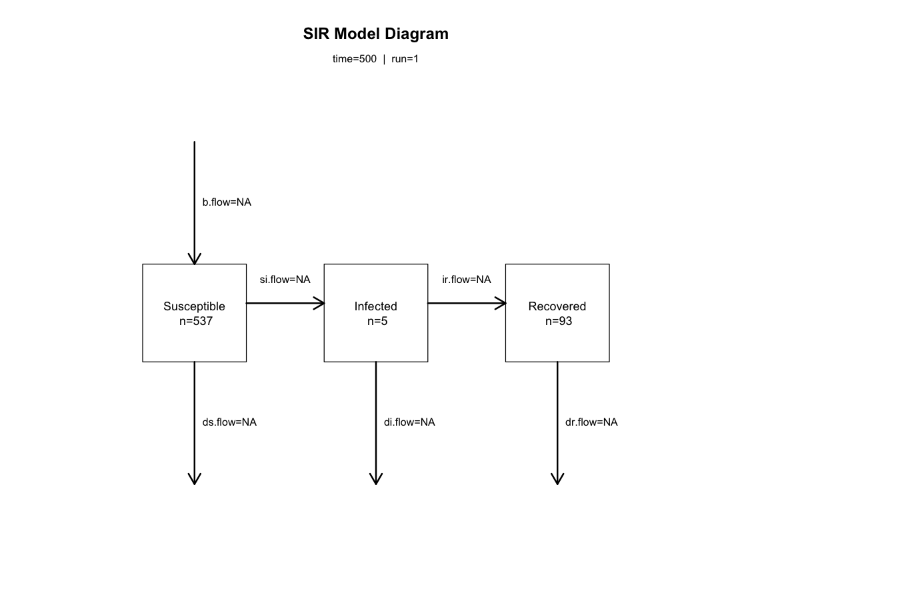
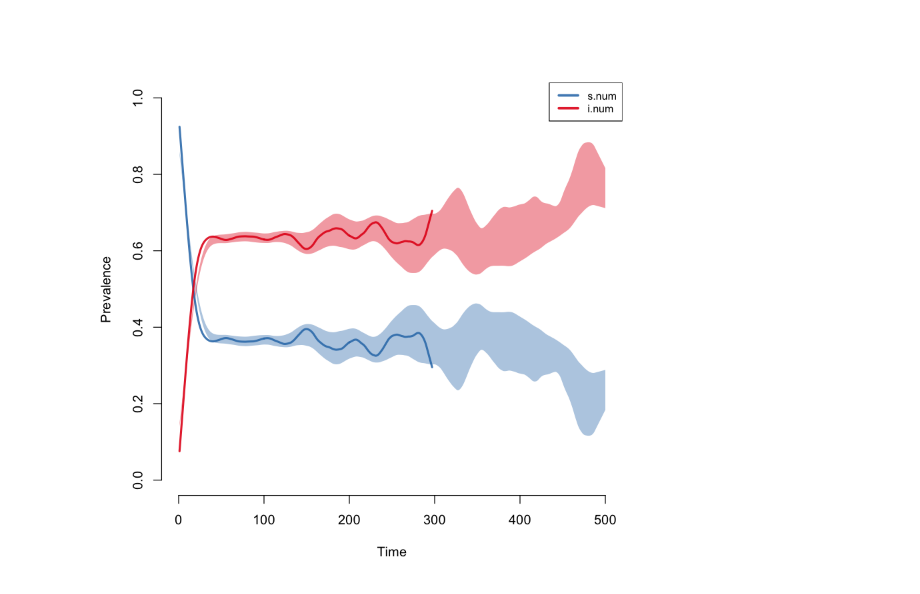
Before and after one commit to tushar00jain/soa-project, a Jupyter notebook: soa.ipynb, the cells around one changed output. Saved outputs shown, nothing was run; the diff lists cells and outputs as text; code cells hidden in the pictures.

```diff
--- a/soa.ipynb
+++ b/soa.ipynb
@@ -21,4 +3,7 @@ or type citation("tergm").
 # %%
-param <- param.dcm(inf.prob = 0.1, act.rate = 0.5)
-init <- init.dcm(s.num = 100000, i.num = 50)
-control <- control.dcm(type = "SI", nsteps = 500)
+param <- param.icm(inf.prob = 0.8, act.rate = 0.5, rec.rate = 0.03,
+                   b.rate = 0.08, ds.rate = 0.08, di.rate = 0.1)
+init <- init.icm(s.num = 1000, i.num = 100)
+control <- control.icm(type = "SIS", nsteps = 500, nsims = 5)
+set.seed(1)
+mod <- icm(param, init, control)
@@ -25,2 +16,0 @@ control <- control.dcm(type = "SI", nsteps = 500)
-# %%
-mod <- dcm(param, init, control)
@@ -54,9 +16,0 @@ plot(mod)
-# %%
-# param <- param.dcm(inf.prob = 0.1, act.rate = 0.5)
-# init <- init.dcm(s.num = 100000, i.num = 50)
-# control <- control.dcm(type = "SI", nsteps = 500)
-param <- param.dcm(inf.prob = 0.7, act.rate = 1, rec.rate = 0.1,
-                   b.rate = 0.013, ds.rate = 0.008, di.rate = 0.5, dr.rate = 0.008)
-init <- init.dcm(s.num = 1000, i.num = 100, r.num = 0)
-control <- control.dcm(type = "SIR", nsteps = 500, dt = 0.5)
-mod <- dcm(param, init, control)
@@ -71,5 +17,7 @@ plot(mod, y = "si.flow", lwd = 4, col = "firebrick",
 # %%
-par(mfrow = c(1, 1))
-comp_plot(mod, at = 500, digits = 1)
+par(mfrow = c(1,1))
+# pdf("plt.pdf")
+plot(mod)
+# dev.off()
 # %% [output]
-[figure, old version]
+[figure, new version]
```
Also changed, not shown: parts of 5 cells of this notebook, 2 other files.
